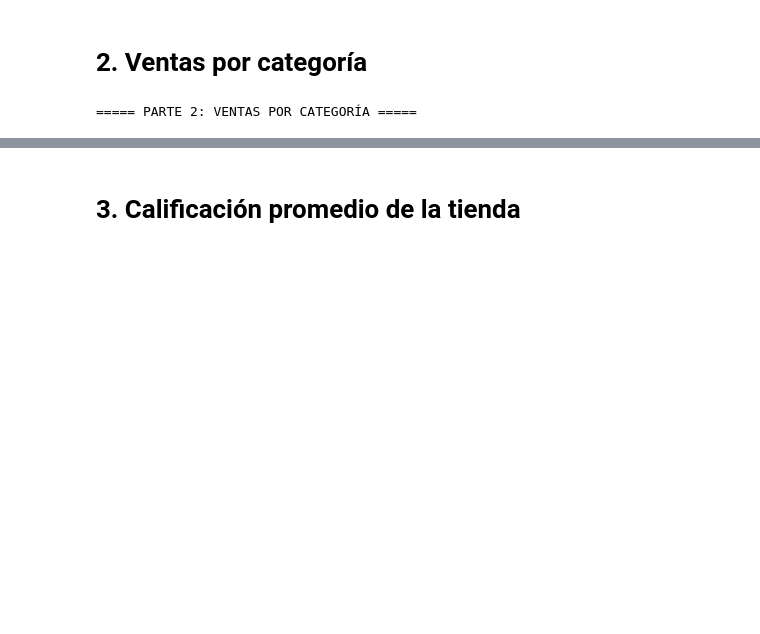
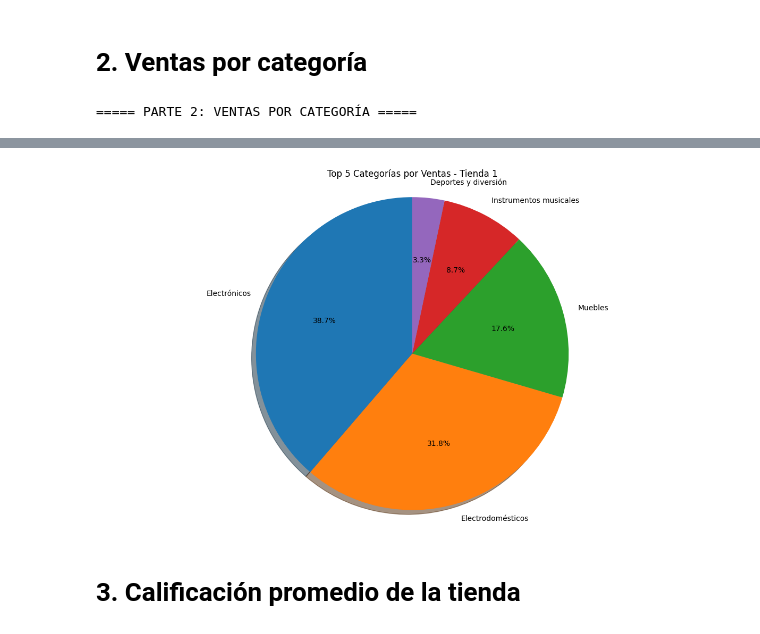
Before and after one commit to Miky-Bareiro/challenge1-data-science-latam, a Jupyter notebook: AluraStoreLatam.ipynb, the cells around one changed output, grey strips where cells are left out. Drawn from its saved outputs; the diff is of its cells as text; code cells hidden in the pictures; blank space fills up the shorter version.

```diff
--- a/AluraStoreLatam.ipynb
+++ b/AluraStoreLatam.ipynb
@@ -228,0 +181,64 @@ IndentationError: unexpected indent (<ipython-input-49-470edafe2bea>, line 2)
+# %%
+# Lista para almacenar DataFrames de ventas por categoría
+ventas_por_categoria = []
+
+# Función para calcular ventas por categoría
+def calcular_ventas_categoria(tienda, tienda_num):
+    try:
+        col_categoria = mapeo_columnas[f'tienda{tienda_num}']['categoria']
+        col_precio = mapeo_columnas[f'tienda{tienda_num}']['precio']
+        col_cantidad = mapeo_columnas[f'tienda{tienda_num}']['cantidad']
+
+        if col_categoria and col_precio and col_cantidad:
+            # Crear columna de ventas
+            ventas = pd.to_numeric(tienda[col_precio], errors='coerce') * pd.to_numeric(tienda[col_cantidad], errors='coerce')
+
+            # Agrupar por categoría
+            resultado = tienda.groupby(col_categoria).agg({
+                col_precio: 'mean',
+                col_cantidad: 'sum'
+            }).reset_index()
+
+            # Añadir columna de ventas totales
+            resultado['ventas_totales'] = resultado[col_precio] * resultado[col_cantidad]
+
+            # Ordenar por ventas totales
+            resultado = resultado.sort_values('ventas_totales', ascending=False)
+
+            return resultado
+        else:
+            print(f"Tienda {tienda_num} - No se pueden calcular ventas por categoría por falta de columnas")
+            return pd.DataFrame()
+    except Exception as e:
+        print(f"Error al calcular ventas por categoría de tienda {tienda_num}: {e}")
+        return pd.DataFrame()
+
+# Calcular ventas por categoría para cada tienda
+for i, tienda in enumerate(tiendas, 1):
+    result = calcular_ventas_categoria(tienda, i)
+    if not result.empty:
+        ventas_por_categoria.append(result)
+        print(f"\nTienda {i} - Ventas por categoría:")
+        print(result)
+    else:
+        ventas_por_categoria.append(pd.DataFrame())
+
+# Gráfico de ventas por categoría para la tienda 1 (como ejemplo)
+if not ventas_por_categoria[0].empty:
+    plt.figure(figsize=(12, 7))
+    # Obtener nombres de columnas correctos
+    col_cat = mapeo_columnas['tienda1']['categoria']
+
+    top_categorias = ventas_por_categoria[0].head(5)  # Top 5 categorías
+
+    plt.pie(top_categorias['ventas_totales'],
+            labels=top_categorias[col_cat],
+            autopct='%1.1f%%',
+            startangle=90,
+            shadow=True)
+    plt.axis('equal')
+    plt.title('Top 5 Categorías por Ventas - Tienda 1')
+    plt.tight_layout()
+    plt.savefig('categorias_tienda1.png')
+    plt.show()
+# %% [output]
@@ -229,3 +262,4 @@ IndentationError: unexpected indent (<ipython-input-49-470edafe2bea>, line 2)
+[figure, added]
 # %% [markdown]
 # 3. Calificación promedio de la tienda
 # %%
```
Also changed, not shown: parts of 27 cells of this notebook.
